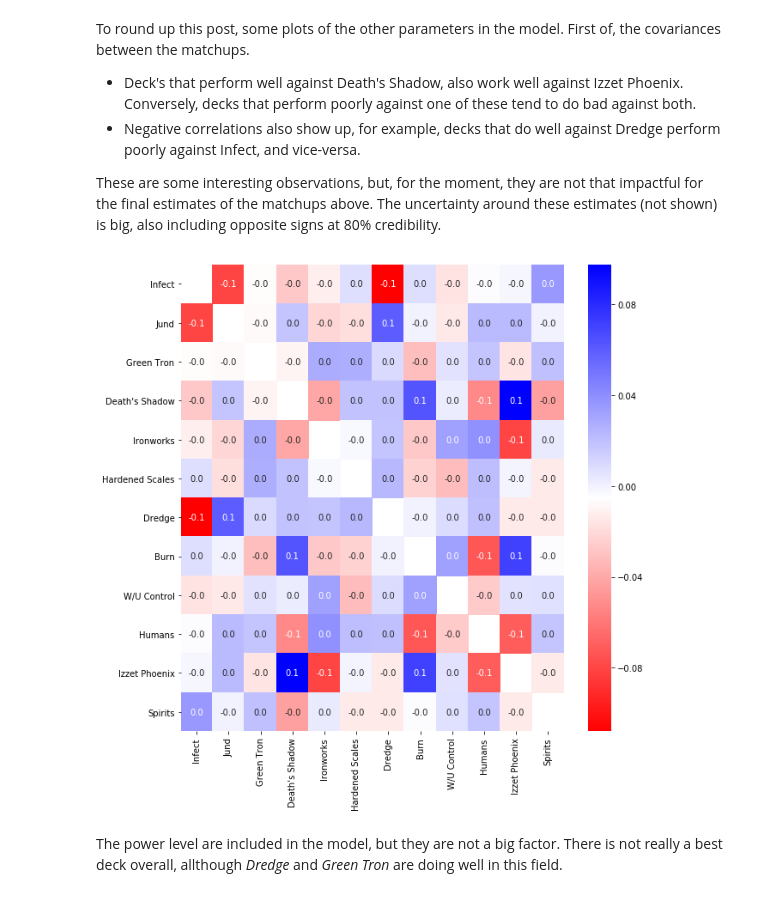
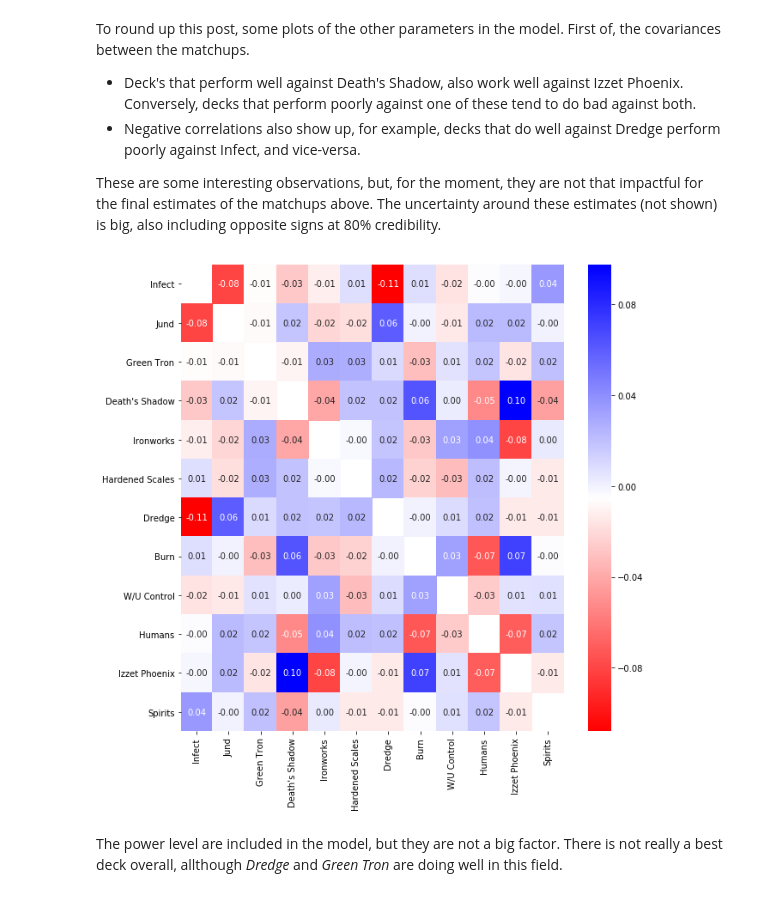
Before and after one commit to Gijs-Koot/mtg-matchup-analysis, a Jupyter notebook: stan_model.ipynb, the cells around one changed output. Saved outputs shown, nothing was run; the diff lists cells and outputs as text; code cells hidden in the pictures.

```diff
--- a/stan_model.ipynb
+++ b/stan_model.ipynb
@@ -231,19 +231,15 @@ To round up this post, some plots of the other parameters in the model. First of
 These are some interesting observations, but, for the moment, they are not that impactful for the final estimates of the matchups above. The uncertainty around these estimates (not shown) is big, also including opposite signs at 80% credibility.
 # %%
 cov = fit.extract()['O']
-med = np.median(cov, axis=0).ravel().tolist()
-annot = [f"{m:.1f}" for m in med]
-annot = np.array(annot).reshape(len(all_decks), -1)
-
 cov_med = np.median(cov, axis=0)
 np.fill_diagonal(cov_med, np.nan)
 
 cov_df = pd.DataFrame(cov_med, index=all_decks, columns=all_decks)
 
 plt.figure(figsize=(10, 10))
-sns.heatmap(cov_df, annot=annot, fmt="", cmap=plt.get_cmap("bwr_r"));
+sns.heatmap(cov_df, annot=True, fmt=".2f", cmap=plt.get_cmap("bwr_r"));
 # %% [output]
-[figure, old version]
+[figure, new version]
 # %% [markdown]
 The power level are included in the model, but they are not a big factor. There is not really a best deck overall, allthough _Dredge_ and _Green Tron_ are doing well in this field.
 # %%
```
